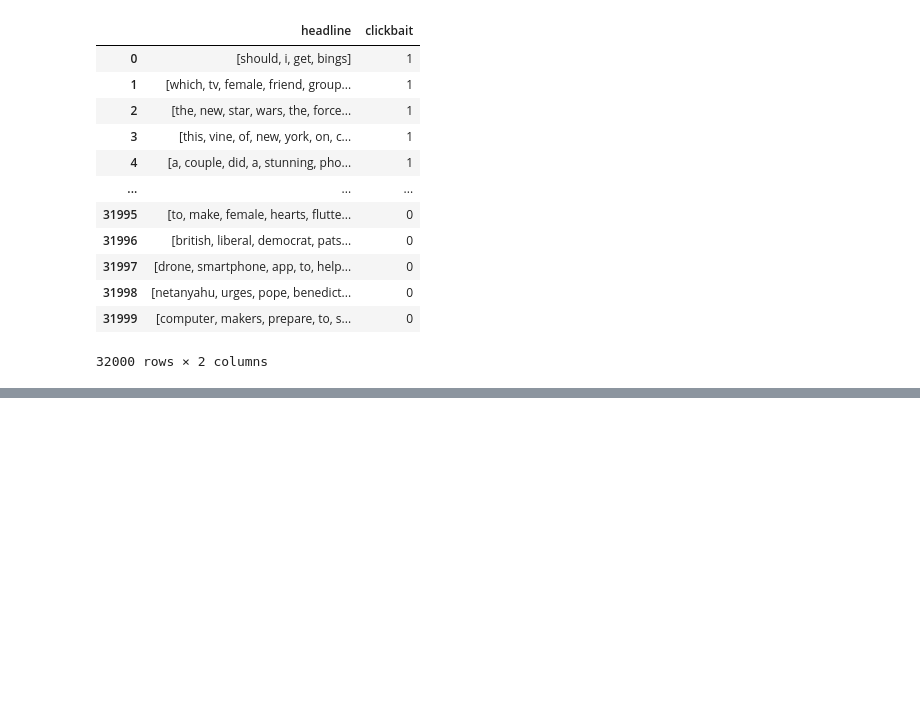
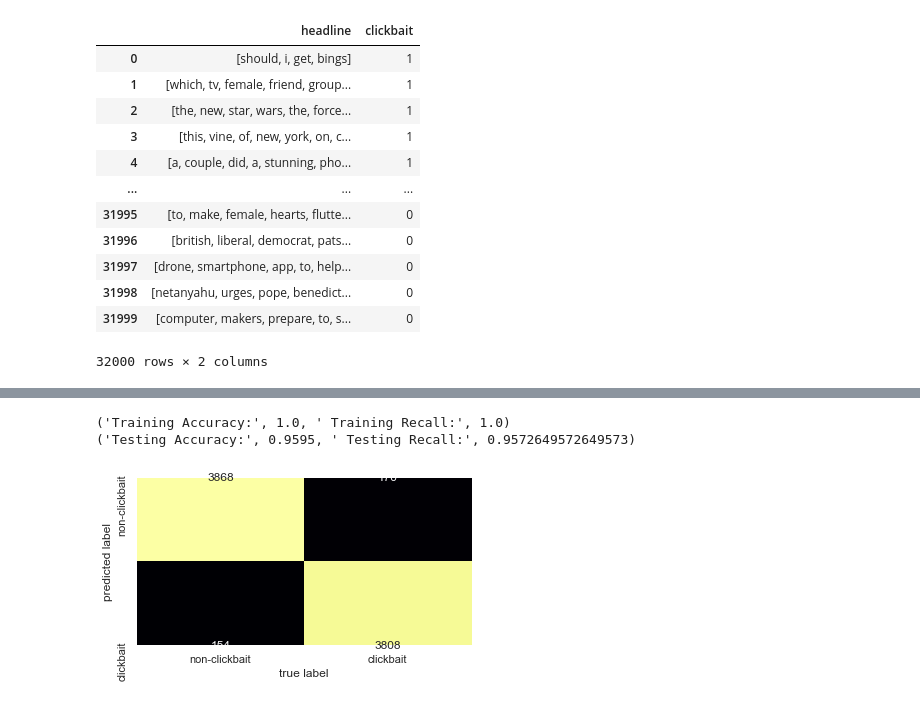
Before and after one commit to tjkim614/clickbait_headline_detector, a Jupyter notebook: 2_scrub.ipynb, the cells around one changed output, grey strips where cells are left out. Drawn from its saved outputs; the diff is of its cells as text; code cells hidden in the pictures; blank space fills up the shorter version.

```diff
--- a/2_scrub.ipynb
+++ b/2_scrub.ipynb
@@ -409,0 +588,24 @@ Name: headline, Length: 24000, dtype: object
+# %%
+from sklearn.linear_model import LogisticRegression
+lr = LogisticRegression(C=500, class_weight = 'balanced', solver = 'liblinear', tol=0.0001)
+
+lr.fit(tfidf_text_train, y_train)
+
+lr_train_preds = lr.predict(tfidf_text_train)
+lr_test_preds = lr.predict(tfidf_text_test)
+
+print(train_results(lr_train_preds))
+print(test_results(lr_test_preds))
+
+#confusion matrix on test set lr Classifier
+sns.set()
+
+cm_dc = confusion_matrix(y_test, lr_test_preds)
+sns.heatmap(cm_dc.T, square=True, annot=True, fmt='d', cbar=False,cmap="inferno", xticklabels=['non-clickbait','clickbait'],yticklabels=['non-clickbait','clickbait']
+            )
+plt.xlabel('true label')
+plt.ylabel('predicted label');
+# %% [output]
+('Training Accuracy:', 1.0, ' Training Recall:', 1.0)
+('Testing Accuracy:', 0.9595, ' Testing Recall:', 0.9572649572649573)
+[figure, added]
```
Also changed, not shown: parts of 24 cells of this notebook, 1 other file.
